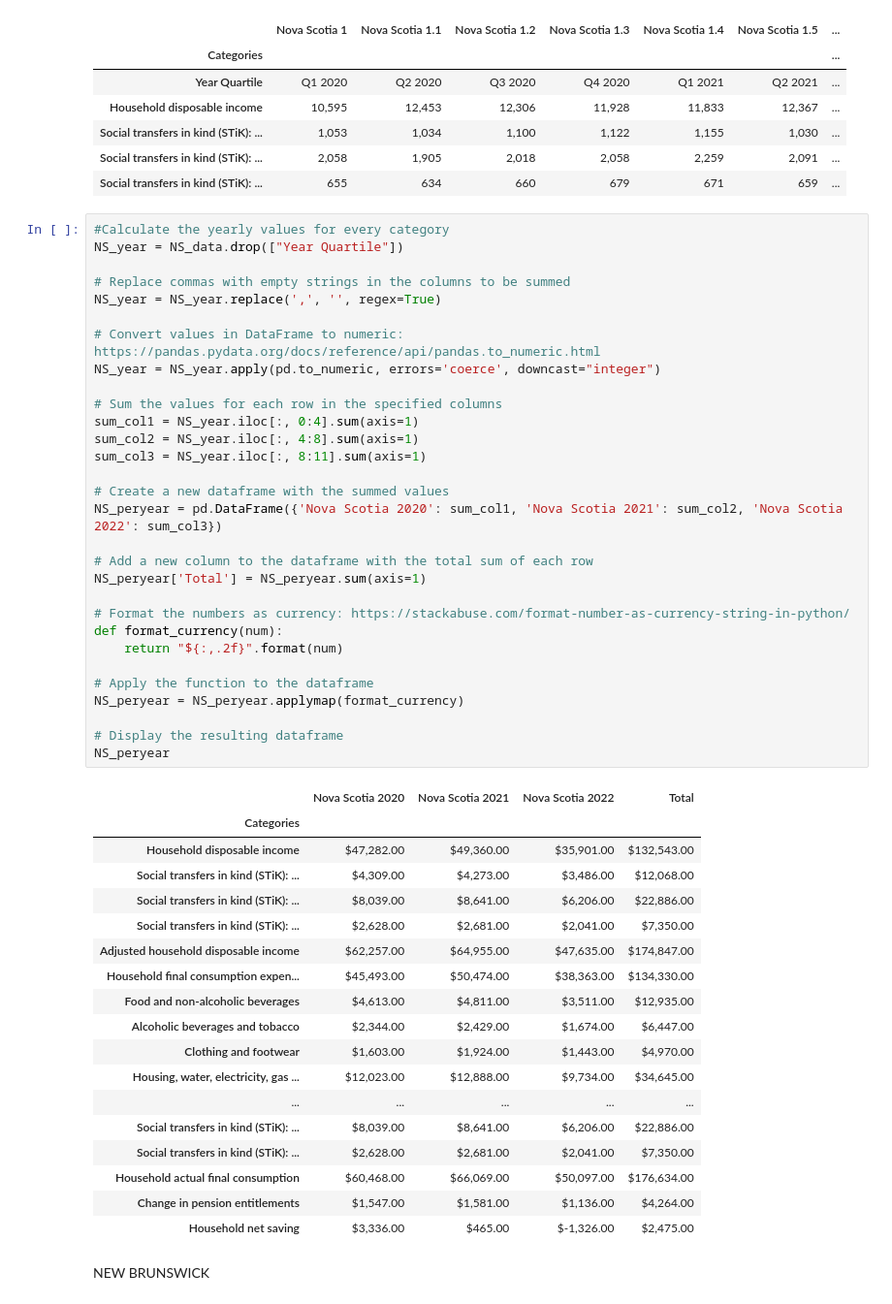
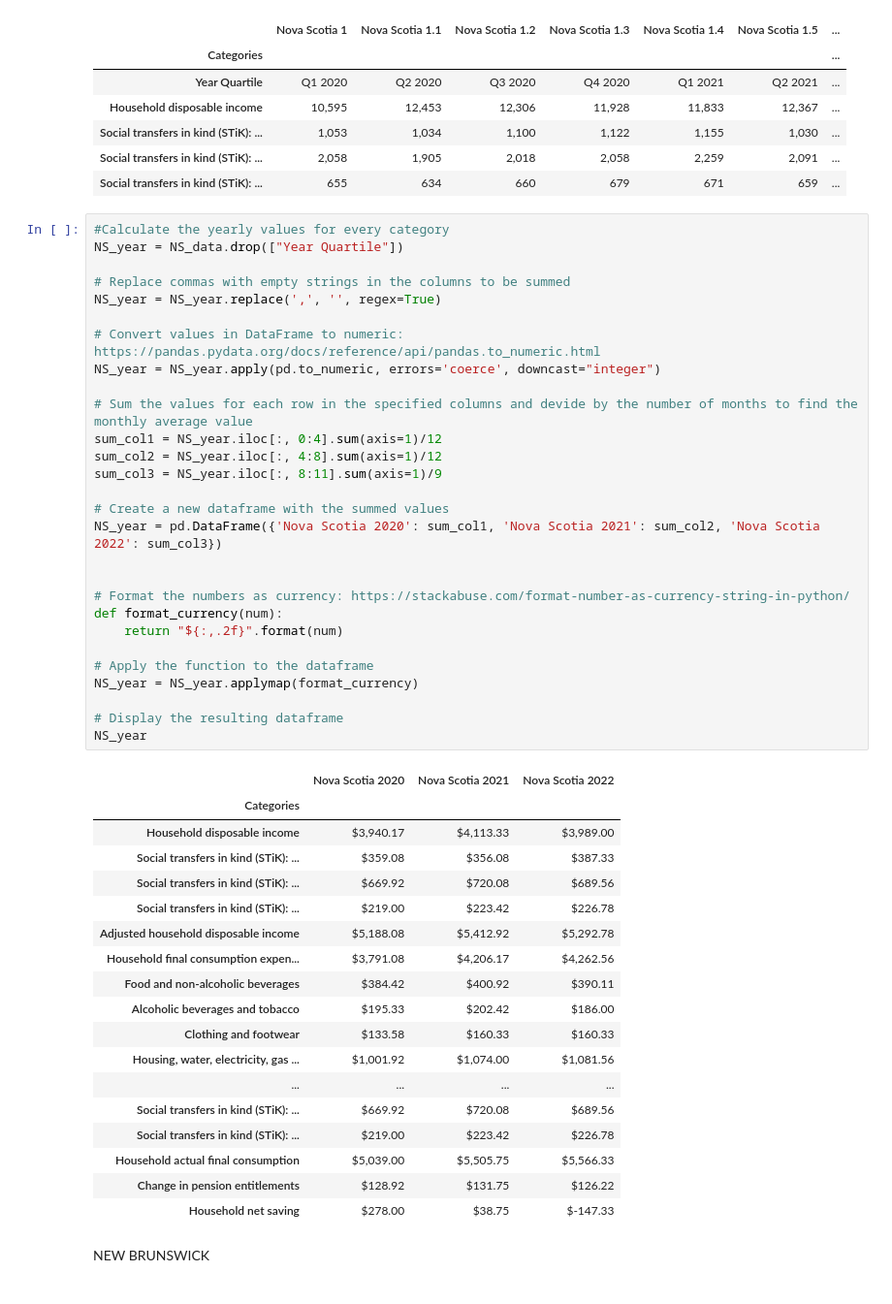
Before and after one commit to kristianrafuse/Canadian-Household-Finance-Study, a Jupyter notebook: Data Transformation.ipynb, the cells around one changed output. Shown: that part at 97% size. Cells and saved outputs as stored; diff of their text form.

```diff
--- a/Data Transformation.ipynb
+++ b/Data Transformation.ipynb
@@ -317,52 +309,50 @@ NS_data.head()
 # %%
 #Calculate the yearly values for every category
 NS_year = NS_data.drop(["Year Quartile"])
 
 # Replace commas with empty strings in the columns to be summed
 NS_year = NS_year.replace(',', '', regex=True)
 
 # Convert values in DataFrame to numeric: https://pandas.pydata.org/docs/reference/api/pandas.to_numeric.html
 NS_year = NS_year.apply(pd.to_numeric, errors='coerce', downcast="integer")
 
-# Sum the values for each row in the specified columns
-sum_col1 = NS_year.iloc[:, 0:4].sum(axis=1)
-sum_col2 = NS_year.iloc[:, 4:8].sum(axis=1)
-sum_col3 = NS_year.iloc[:, 8:11].sum(axis=1)
+# Sum the values for each row in the specified columns and devide by the number of months to find the monthly average value
+sum_col1 = NS_year.iloc[:, 0:4].sum(axis=1)/12
+sum_col2 = NS_year.iloc[:, 4:8].sum(axis=1)/12
+sum_col3 = NS_year.iloc[:, 8:11].sum(axis=1)/9
 
 # Create a new dataframe with the summed values
-NS_peryear = pd.DataFrame({'Nova Scotia 2020': sum_col1, 'Nova Scotia 2021': sum_col2, 'Nova Scotia 2022': sum_col3})
+NS_year = pd.DataFrame({'Nova Scotia 2020': sum_col1, 'Nova Scotia 2021': sum_col2, 'Nova Scotia 2022': sum_col3})
 
-# Add a new column to the dataframe with the total sum of each row
-NS_peryear['Total'] = NS_peryear.sum(axis=1)
 
 # Format the numbers as currency: https://stackabuse.com/format-number-as-currency-string-in-python/
 def format_currency(num):
     return "${:,.2f}".format(num)
 
 # Apply the function to the dataframe
-NS_peryear = NS_peryear.applymap(format_currency)
+NS_year = NS_year.applymap(format_currency)
 
 # Display the resulting dataframe
-NS_peryear
+NS_year
 # %% [output]
-|  | Nova Scotia 2020 | Nova Scotia 2021 | Nova Scotia 2022 | Total |
-| Categories |  |  |  |  |
-| Household disposable income | $47,282.00 | $49,360.00 | $35,901.00 | $132,543.00 |
-| Social transfers in kind (STiK): ... | $4,309.00 | $4,273.00 | $3,486.00 | $12,068.00 |
-| Social transfers in kind (STiK): ... | $8,039.00 | $8,641.00 | $6,206.00 | $22,886.00 |
-| Social transfers in kind (STiK): ... | $2,628.00 | $2,681.00 | $2,041.00 | $7,350.00 |
-| Adjusted household disposable income | $62,257.00 | $64,955.00 | $47,635.00 | $174,847.00 |
-| Household final consumption expen... | $45,493.00 | $50,474.00 | $38,363.00 | $134,330.00 |
-| Food and non-alcoholic beverages | $4,613.00 | $4,811.00 | $3,511.00 | $12,935.00 |
-| Alcoholic beverages and tobacco | $2,344.00 | $2,429.00 | $1,674.00 | $6,447.00 |
-| Clothing and footwear | $1,603.00 | $1,924.00 | $1,443.00 | $4,970.00 |
-| Housing, water, electricity, gas ... | $12,023.00 | $12,888.00 | $9,734.00 | $34,645.00 |
-| ... | ... | ... | ... | ... |
-| Social transfers in kind (STiK): ... | $8,039.00 | $8,641.00 | $6,206.00 | $22,886.00 |
-| Social transfers in kind (STiK): ... | $2,628.00 | $2,681.00 | $2,041.00 | $7,350.00 |
-| Household actual final consumption | $60,468.00 | $66,069.00 | $50,097.00 | $176,634.00 |
-| Change in pension entitlements | $1,547.00 | $1,581.00 | $1,136.00 | $4,264.00 |
-| Household net saving | $3,336.00 | $465.00 | $-1,326.00 | $2,475.00 |
+|  | Nova Scotia 2020 | Nova Scotia 2021 | Nova Scotia 2022 |
+| Categories |  |  |  |
+| Household disposable income | $3,940.17 | $4,113.33 | $3,989.00 |
+| Social transfers in kind (STiK): ... | $359.08 | $356.08 | $387.33 |
+| Social transfers in kind (STiK): ... | $669.92 | $720.08 | $689.56 |
+| Social transfers in kind (STiK): ... | $219.00 | $223.42 | $226.78 |
+| Adjusted household disposable income | $5,188.08 | $5,412.92 | $5,292.78 |
+| Household final consumption expen... | $3,791.08 | $4,206.17 | $4,262.56 |
+| Food and non-alcoholic beverages | $384.42 | $400.92 | $390.11 |
+| Alcoholic beverages and tobacco | $195.33 | $202.42 | $186.00 |
+| Clothing and footwear | $133.58 | $160.33 | $160.33 |
+| Housing, water, electricity, gas ... | $1,001.92 | $1,074.00 | $1,081.56 |
+| ... | ... | ... | ... |
+| Social transfers in kind (STiK): ... | $669.92 | $720.08 | $689.56 |
+| Social transfers in kind (STiK): ... | $219.00 | $223.42 | $226.78 |
+| Household actual final consumption | $5,039.00 | $5,505.75 | $5,566.33 |
+| Change in pension entitlements | $128.92 | $131.75 | $126.22 |
+| Household net saving | $278.00 | $38.75 | $-147.33 |
 # %% [markdown]
 NEW BRUNSWICK
 # %%
```
Also changed, not shown: parts of 16 cells of this notebook.
